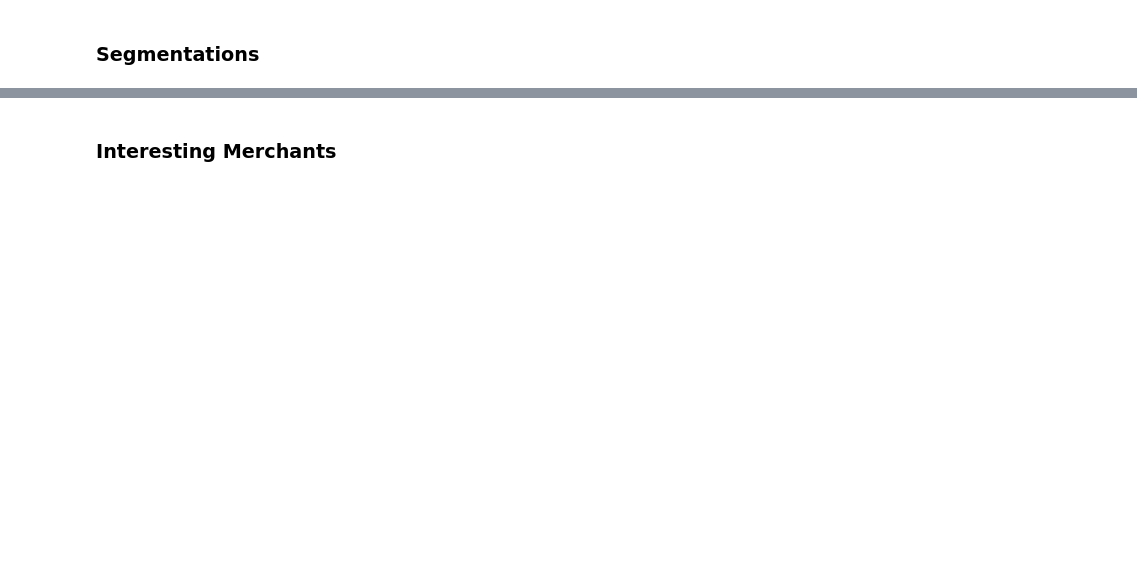
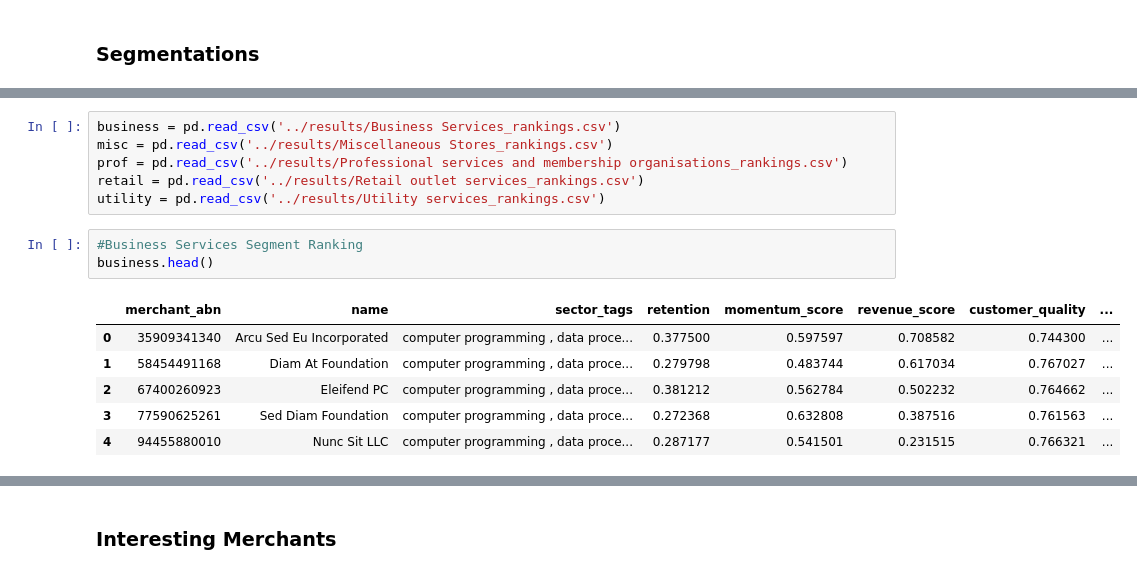
Before and after one commit to MAST30034-Applied-Data-Science/generic-buy-now-pay-later-project-group-17-adsb, a Jupyter notebook: notebooks/summary.ipynb, the cells around one changed output, grey strips where cells are left out. Drawn from its saved outputs; the diff is of its cells as text; blank space fills up the shorter version.

```diff
--- a/notebooks/summary.ipynb
+++ b/notebooks/summary.ipynb
@@ -101,0 +133,16 @@ Below is our final ranking of merchants:
+# %%
+business = pd.read_csv('../results/Business Services_rankings.csv')
+misc = pd.read_csv('../results/Miscellaneous Stores_rankings.csv')
+prof = pd.read_csv('../results/Professional services and membership organisations_rankings.csv')
+retail = pd.read_csv('../results/Retail outlet services_rankings.csv')
+utility = pd.read_csv('../results/Utility services_rankings.csv')
+# %%
+#Business Services Segment Ranking
+business.head()
+# %% [output]
+|  | merchant_abn | name | sector_tags | retention | momentum_score | revenue_score | customer_quality | ... |
+| 0 | 35909341340 | Arcu Sed Eu Incorporated | computer programming , data proce... | 0.377500 | 0.597597 | 0.708582 | 0.744300 | ... |
+| 1 | 58454491168 | Diam At Foundation | computer programming , data proce... | 0.279798 | 0.483744 | 0.617034 | 0.767027 | ... |
+| 2 | 67400260923 | Eleifend PC | computer programming , data proce... | 0.381212 | 0.562784 | 0.502232 | 0.764662 | ... |
+| 3 | 77590625261 | Sed Diam Foundation | computer programming , data proce... | 0.272368 | 0.632808 | 0.387516 | 0.761563 | ... |
+| 4 | 94455880010 | Nunc Sit LLC | computer programming , data proce... | 0.287177 | 0.541501 | 0.231515 | 0.766321 | ... |
```
Also changed, not shown: parts of 11 cells of this notebook, 1 other file.
